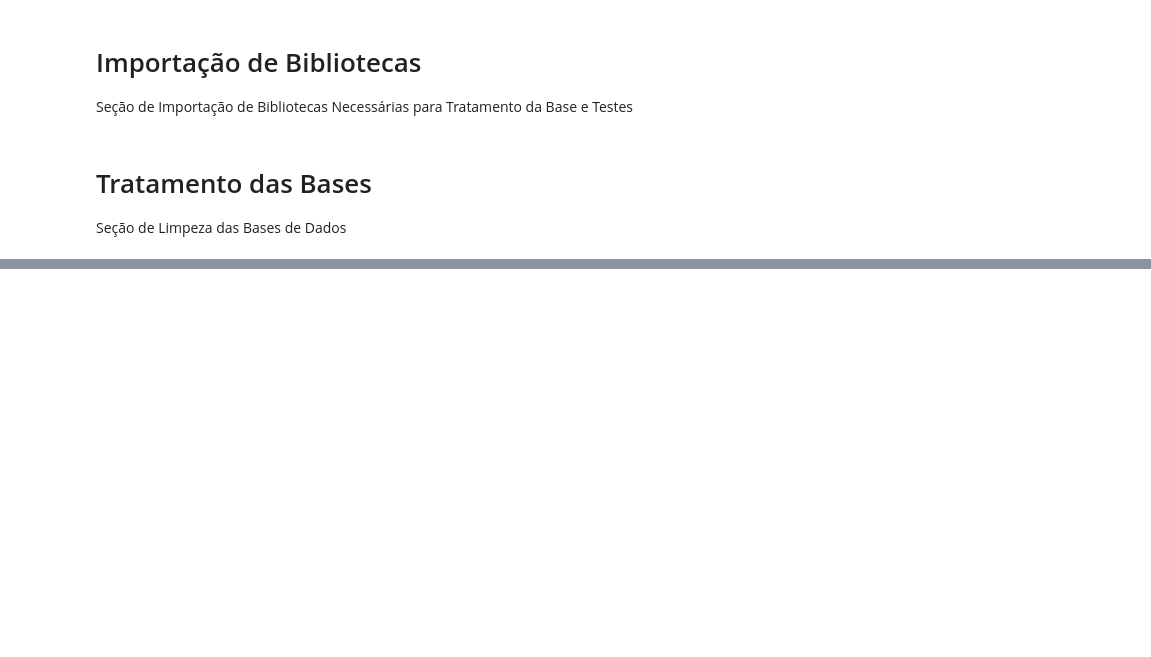
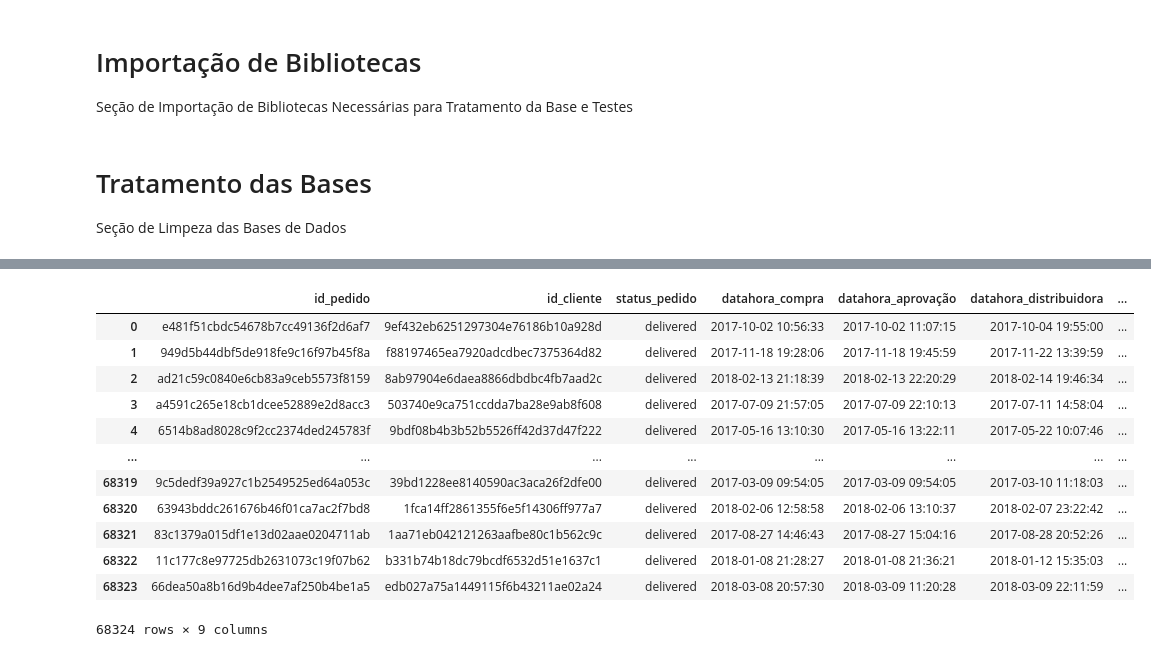
Before and after one commit to madusagii/Z-O, a Jupyter notebook: z-o.ipynb, the cells around one changed output, grey strips where cells are left out. Drawn from its saved outputs; the diff is of its cells as text; code cells hidden in the pictures; blank space fills up the shorter version.

Commit message:
Início de Tratamento das Bases

```diff
--- a/z-o.ipynb
+++ b/z-o.ipynb
@@ -31,0 +231,20 @@ df_treino_canceladas
+# %%
+#Área de Tratamento de df_treino
+
+df_treino = df_treino.rename(columns= {'order_id': 'id_pedido', 'customer_id': 'id_cliente', 'order_status': 'status_pedido', 'order_purchase_timestamp': 'datahora_compra', 'order_approved_at': 'datahora_aprovação', 'order_delivered_carrier_date': 'datahora_distribuidora', 'order_delivered_customer_date': 'datahora_chegada', 'delivery_time (days)': 'tempo_entrega_dias', 'delivery_time_model (days)': 'tempo_estimado_dias'})
+df_treino = df_treino.drop_duplicates(subset = ['id_pedido']).dropna(subset = ['id_pedido'])
+df_treino
+# %% [output]
+|  | id_pedido | id_cliente | status_pedido | datahora_compra | datahora_aprovação | datahora_distribuidora | ... |
+| 0 | e481f51cbdc54678b7cc49136f2d6af7 | 9ef432eb6251297304e76186b10a928d | delivered | 2017-10-02 10:56:33 | 2017-10-02 11:07:15 | 2017-10-04 19:55:00 | ... |
+| 1 | 949d5b44dbf5de918fe9c16f97b45f8a | f88197465ea7920adcdbec7375364d82 | delivered | 2017-11-18 19:28:06 | 2017-11-18 19:45:59 | 2017-11-22 13:39:59 | ... |
+| 2 | ad21c59c0840e6cb83a9ceb5573f8159 | 8ab97904e6daea8866dbdbc4fb7aad2c | delivered | 2018-02-13 21:18:39 | 2018-02-13 22:20:29 | 2018-02-14 19:46:34 | ... |
+| 3 | a4591c265e18cb1dcee52889e2d8acc3 | 503740e9ca751ccdda7ba28e9ab8f608 | delivered | 2017-07-09 21:57:05 | 2017-07-09 22:10:13 | 2017-07-11 14:58:04 | ... |
+| 4 | 6514b8ad8028c9f2cc2374ded245783f | 9bdf08b4b3b52b5526ff42d37d47f222 | delivered | 2017-05-16 13:10:30 | 2017-05-16 13:22:11 | 2017-05-22 10:07:46 | ... |
+| ... | ... | ... | ... | ... | ... | ... | ... |
+| 68319 | 9c5dedf39a927c1b2549525ed64a053c | 39bd1228ee8140590ac3aca26f2dfe00 | delivered | 2017-03-09 09:54:05 | 2017-03-09 09:54:05 | 2017-03-10 11:18:03 | ... |
+| 68320 | 63943bddc261676b46f01ca7ac2f7bd8 | 1fca14ff2861355f6e5f14306ff977a7 | delivered | 2018-02-06 12:58:58 | 2018-02-06 13:10:37 | 2018-02-07 23:22:42 | ... |
+| 68321 | 83c1379a015df1e13d02aae0204711ab | 1aa71eb042121263aafbe80c1b562c9c | delivered | 2017-08-27 14:46:43 | 2017-08-27 15:04:16 | 2017-08-28 20:52:26 | ... |
+| 68322 | 11c177c8e97725db2631073c19f07b62 | b331b74b18dc79bcdf6532d51e1637c1 | delivered | 2018-01-08 21:28:27 | 2018-01-08 21:36:21 | 2018-01-12 15:35:03 | ... |
+| 68323 | 66dea50a8b16d9b4dee7af250b4be1a5 | edb027a75a1449115f6b43211ae02a24 | delivered | 2018-03-08 20:57:30 | 2018-03-09 11:20:28 | 2018-03-09 22:11:59 | ... |
+68324 rows × 9 columns
```
Also changed, not shown: parts of 12 cells of this notebook, 8 other files.
